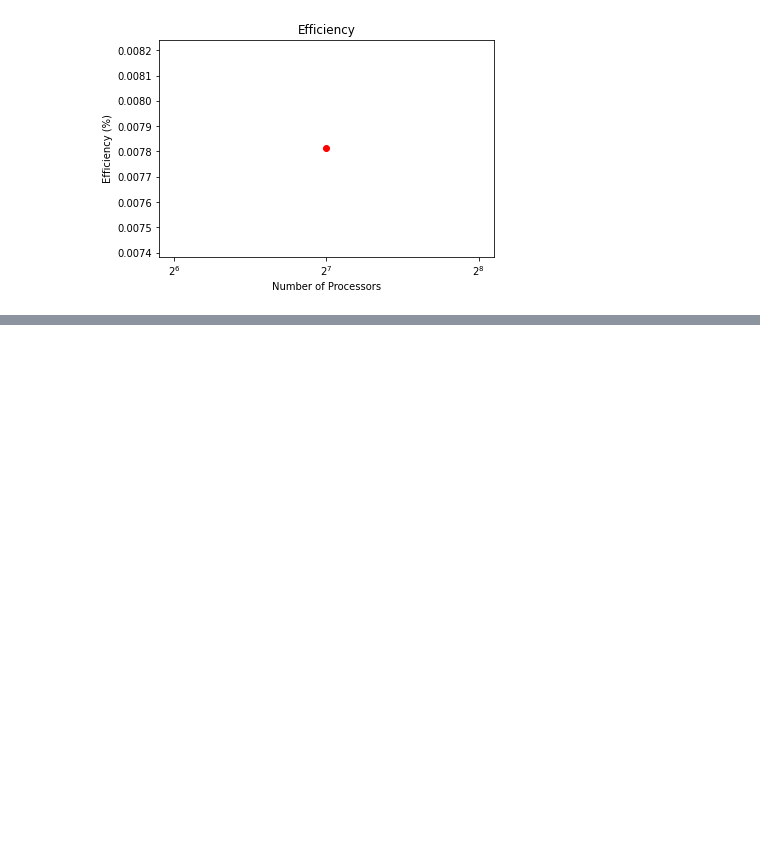
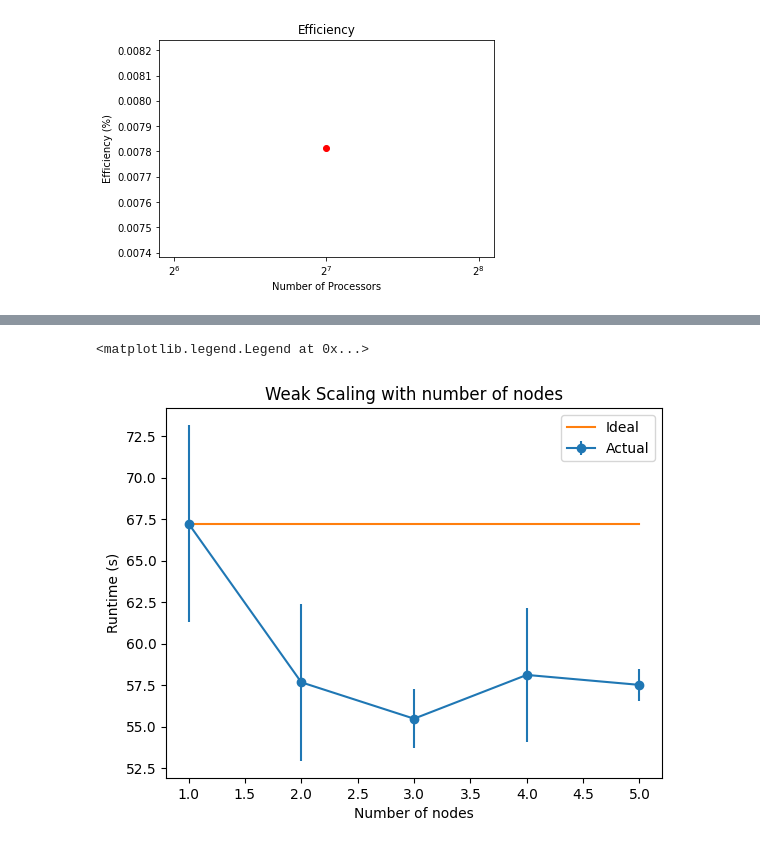
Before and after one commit to cmse822/project-2-pi-by-mpi-team-4, a Jupyter notebook: dataInterpretation.ipynb, the cells around one changed output, grey strips where cells are left out. Drawn from its saved outputs; the diff is of its cells as text; code cells hidden in the pictures; blank space fills up the shorter version.

```diff
--- a/dataInterpretation.ipynb
+++ b/dataInterpretation.ipynb
@@ -117,0 +142,18 @@ plt.savefig("speed_up_part4_p3.png")
+# %%
+nodes = weak_scaling[' # nodes']
+nodesUnique = np.sort(nodes.unique())
+meanRunTimeNode_weak = pd.DataFrame({
+    'nodes': nodesUnique,
+    'time': [np.mean(weak_scaling[' time'][nodes == numNode]) for numNode in nodesUnique],
+    'std': [np.std(weak_scaling[' time'][nodes == numNode]) for numNode in nodesUnique],
+})
+# %%
+plt.errorbar(meanRunTimeNode_weak['nodes'], meanRunTimeNode_weak['time'], meanRunTimeNode_weak['std'], linestyle='-', fmt='o', label = 'Actual')
+plt.plot(meanRunTimeNode_weak['nodes'], meanRunTimeNode_weak['time'][0] / np.ones(meanRunTimeNode_weak.shape[0]), label = 'Ideal')
+plt.xlabel("Number of nodes")
+plt.ylabel("Runtime (s)")
+plt.title('Weak Scaling with number of nodes')
+plt.legend()
+# %% [output]
+<matplotlib.legend.Legend at 0x...>
+[figure, added]
```
Also changed, not shown: parts of 7 cells of this notebook, 1 other file.
